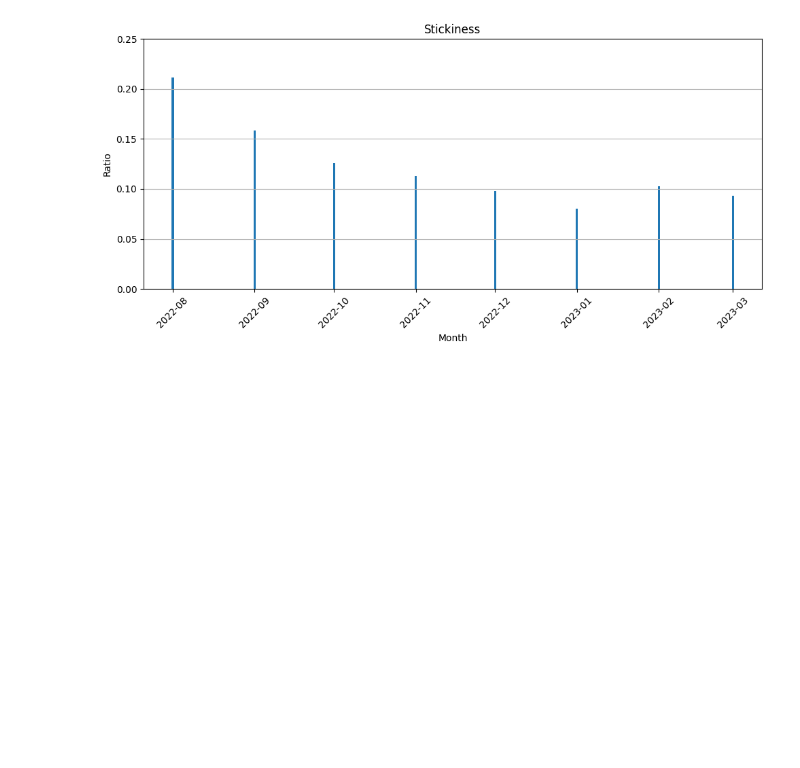
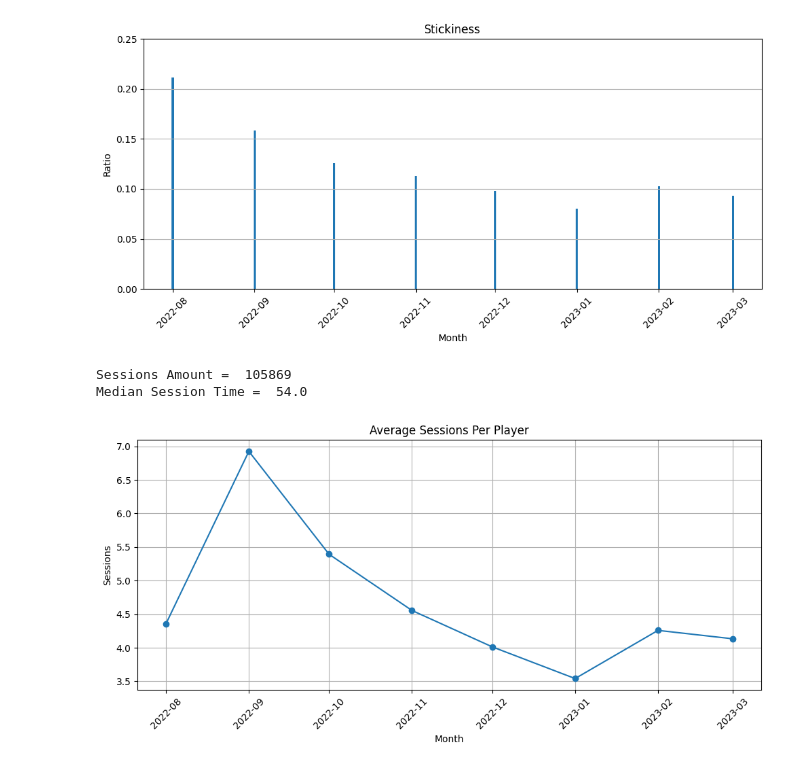
Before and after one commit to itcOnlineGaming/GA_25_P1_Part3_Adrian_Sokolowski, a Jupyter notebook: part3/Notebook.ipynb, the cells around one changed output. Saved outputs shown, nothing was run; the diff lists cells and outputs as text; code cells hidden in the pictures; blank space fills up the shorter version.

Commit message:
6 Session analysis and visualisation

```diff
--- a/part3/Notebook.ipynb
+++ b/part3/Notebook.ipynb
@@ -107,3 +107,34 @@ plt.show()
 # The Game stopped this trend in Febuary of 2023 for a single month. Maybe there was a large Update or DLC released ?
 # %% [output]
 [figure]
+# %%
+# Sessions
+playerLoggedOffData = pd.read_csv('data/exited_game.csv')
+playerLoggedOffData['Time'] = pd.to_datetime(playerLoggedOffData['Time'])
+
+# session amount
+allSessions = len(playerLoggedOffData)
+print("Sessions Amount = ", allSessions)
+
+medianSessionTime = playerLoggedOffData['CurrentSessionLength'].median()
+print("Median Session Time = ", medianSessionTime)
+
+# amount of sessions every month
+playerLoggedOffData['Month'] = playerLoggedOffData['Time'].dt.to_period('M').dt.to_timestamp()
+sessionsForEachPlayerMonthly = playerLoggedOffData.groupby(['Month', 'pid']).size().reset_index(name='SessionCount')
+sessionsPerPlayer = sessionsForEachPlayerMonthly.groupby('Month')['SessionCount'].mean().reset_index()
+sessionsPerPlayer.columns = ['Month', 'SessionsPerPlayer']
+
+plt.figure(figsize=(10, 5))
+plt.plot(sessionsPerPlayer['Month'], sessionsPerPlayer['SessionsPerPlayer'], marker='o')
+plt.title('Average Sessions Per Player')
+plt.xlabel('Month')
+plt.ylabel('Sessions')
+plt.grid(True)
+plt.xticks(rotation=45)
+plt.tight_layout()
+plt.show()
+# %% [output]
+Sessions Amount =  105869
+Median Session Time =  54.0
+[figure, added]
```
Also changed, not shown: 1 other file.
